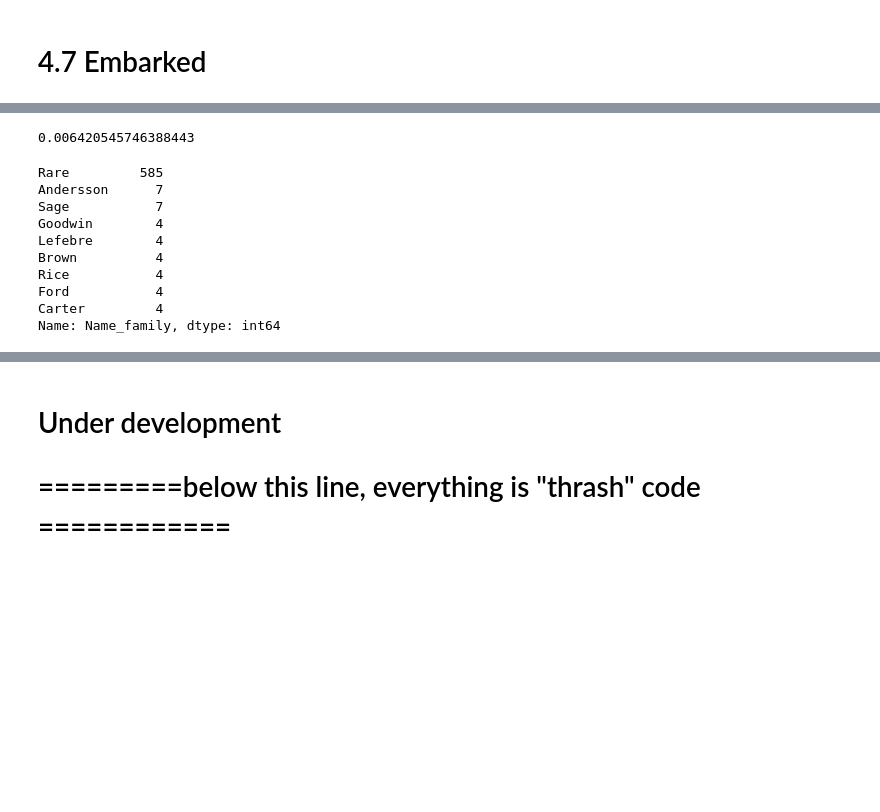
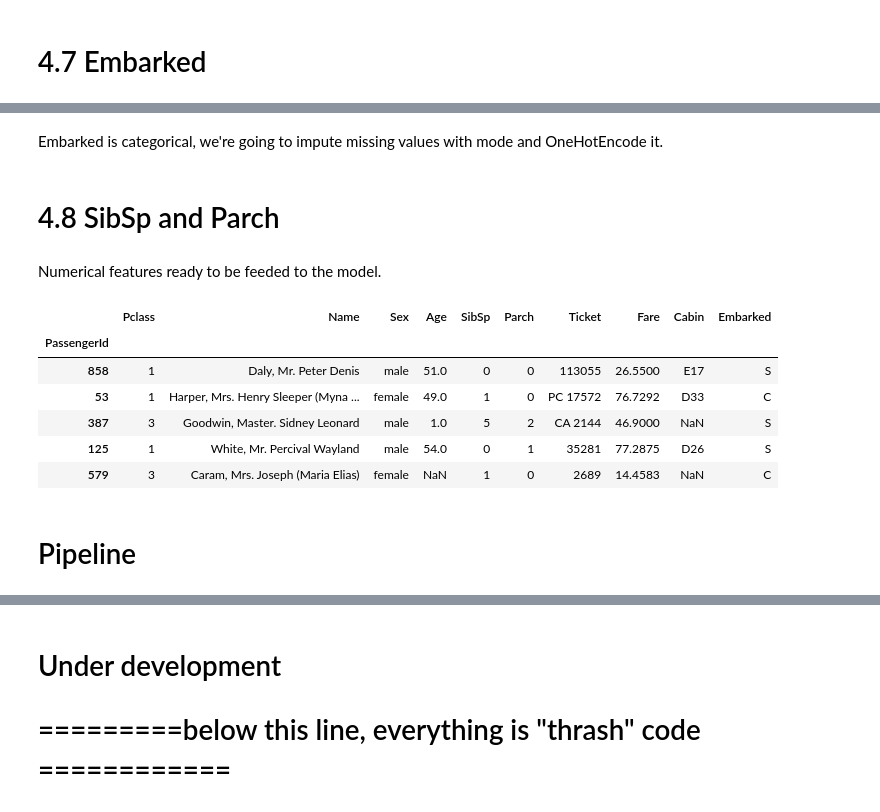
Before and after one commit to marcos-mansur/Kaggle_Titanic, a Jupyter notebook: Tico_notebook_pt2.ipynb, the cells around one changed output, grey strips where cells are left out. Drawn from its saved outputs; the diff is of its cells as text; code cells hidden in the pictures; blank space fills up the shorter version.

```diff
--- a/Tico_notebook_pt2.ipynb
+++ b/Tico_notebook_pt2.ipynb
@@ -716,22 +739,18 @@ Name: Name_family, dtype: int64
-# %%
-4/len(x_train)
-# %% [output]
-0.006420545746388443
-# %%
-pipe_test = make_pipeline(
-                        #categorical features transformations
-                          get_name(family=True,title=True),
-                          fix_rare_labels(variables=['Name_family', 'Name_title'], threshold=[3,10]))
-x_sex = pipe_test.fit_transform(x_train)
-x_sex["Name_family"].value_counts()
-# %% [output]
-Rare         585
-Andersson      7
-Sage           7
-Goodwin        4
-Lefebre        4
-Brown          4
-Rice           4
-Ford           4
-Carter         4
-Name: Name_family, dtype: int64
+# %% [markdown]
+Embarked is categorical, we're going to impute missing values with mode and OneHotEncode it.
+# %% [markdown]
+# 4.8 SibSp and Parch
+# %% [markdown]
+Numerical features ready to be feeded to the model.
+# %%
+x_train.head()
+# %% [output]
+|  | Pclass | Name | Sex | Age | SibSp | Parch | Ticket | Fare | Cabin | Embarked |
+| PassengerId |  |  |  |  |  |  |  |  |  |  |
+| 858 | 1 | Daly, Mr. Peter Denis | male | 51.0 | 0 | 0 | 113055 | 26.5500 | E17 | S |
+| 53 | 1 | Harper, Mrs. Henry Sleeper (Myna ... | female | 49.0 | 1 | 0 | PC 17572 | 76.7292 | D33 | C |
+| 387 | 3 | Goodwin, Master. Sidney Leonard | male | 1.0 | 5 | 2 | CA 2144 | 46.9000 | NaN | S |
+| 125 | 1 | White, Mr. Percival Wayland | male | 54.0 | 0 | 1 | 35281 | 77.2875 | D26 | S |
+| 579 | 3 | Caram, Mrs. Joseph (Maria Elias) | female | NaN | 1 | 0 | 2689 | 14.4583 | NaN | C |
+# %% [markdown]
+# Pipeline
```
Also changed, not shown: parts of 48 cells of this notebook.
